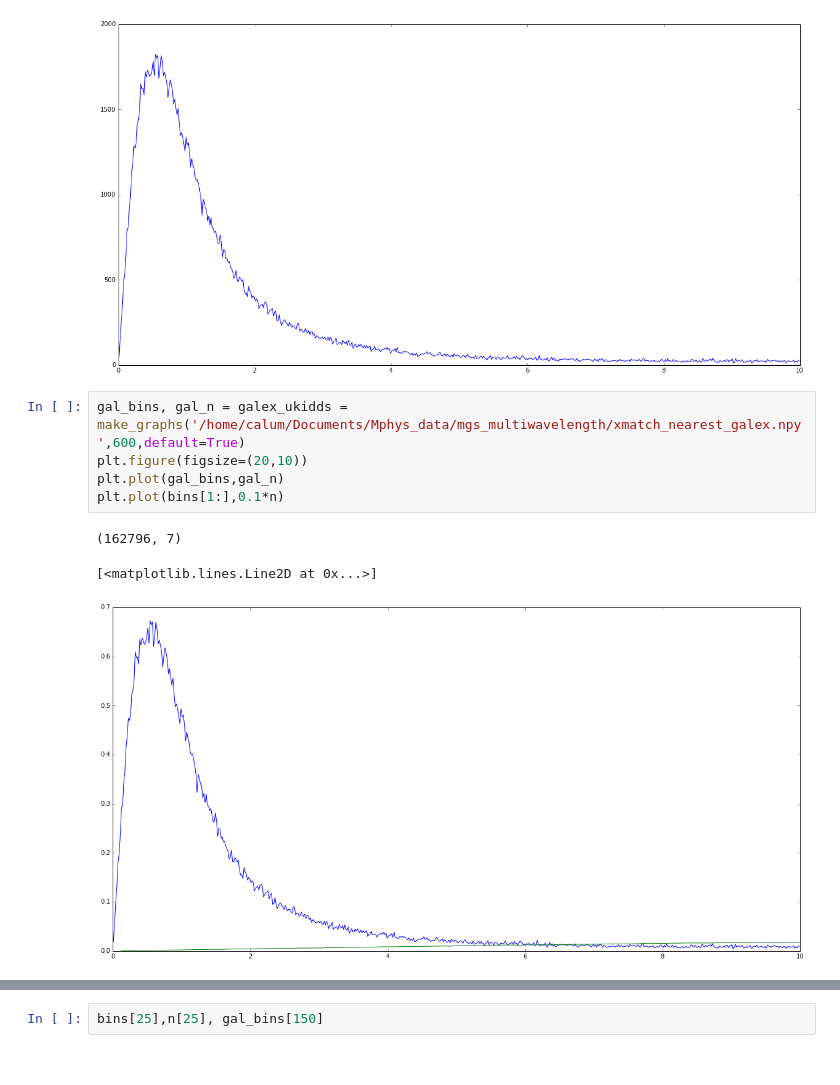
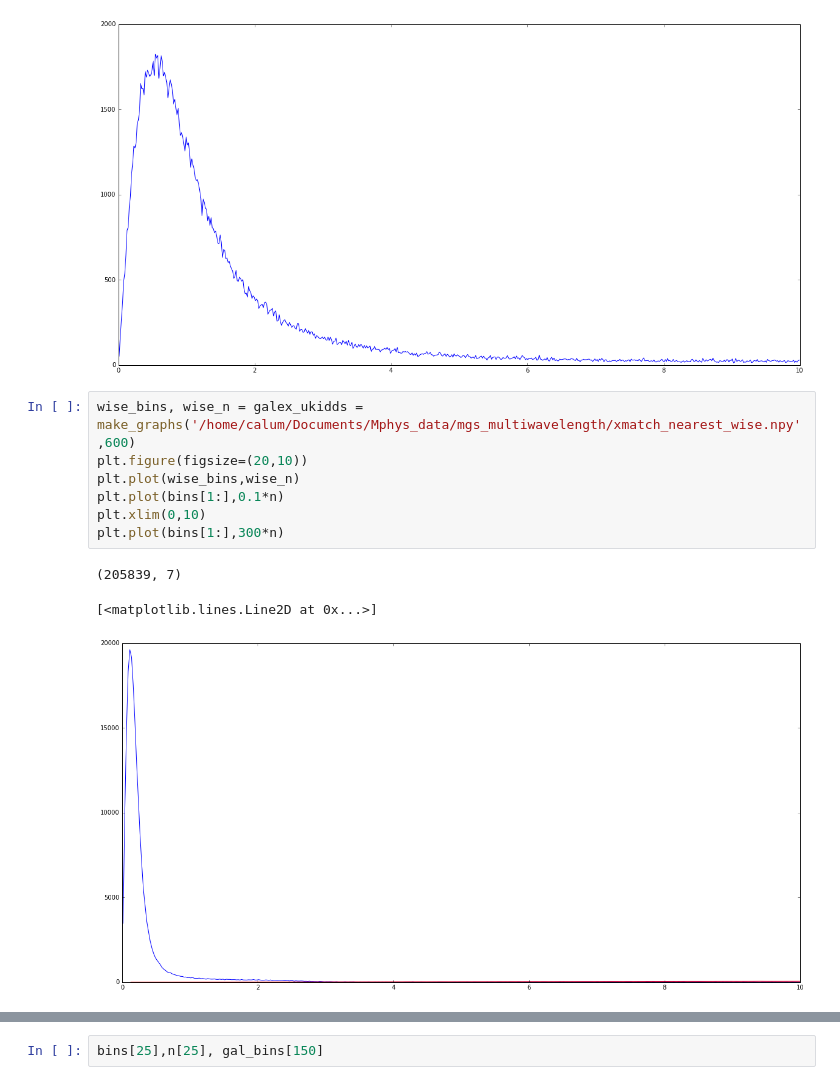
Before and after one commit to calumhrmurray/MPhysProject, a Jupyter notebook: match_catalogs/number_density.ipynb, the cells around one changed output, grey strips where cells are left out. Drawn from its saved outputs; the diff is of its cells as text.

```diff
--- a/match_catalogs/number_density.ipynb
+++ b/match_catalogs/number_density.ipynb
@@ -125,11 +157,13 @@ print(np.max(gal_n))
 1823.0
 [figure]
 # %%
-gal_bins, gal_n = galex_ukidds = make_graphs('/home/calum/Documents/Mphys_data/mgs_multiwavelength/xmatch_nearest_galex.npy',600,default=True)
+wise_bins, wise_n = galex_ukidds = make_graphs('/home/calum/Documents/Mphys_data/mgs_multiwavelength/xmatch_nearest_wise.npy',600)
 plt.figure(figsize=(20,10))
-plt.plot(gal_bins,gal_n)
+plt.plot(wise_bins,wise_n)
 plt.plot(bins[1:],0.1*n)
+plt.xlim(0,10)
+plt.plot(bins[1:],300*n)
 # %% [output]
-(162796, 7)
+(205839, 7)
 [<matplotlib.lines.Line2D at 0x...>]
-[figure, old version]
+[figure, new version]
```
Also changed, not shown: parts of 6 cells of this notebook, 6 other files.
